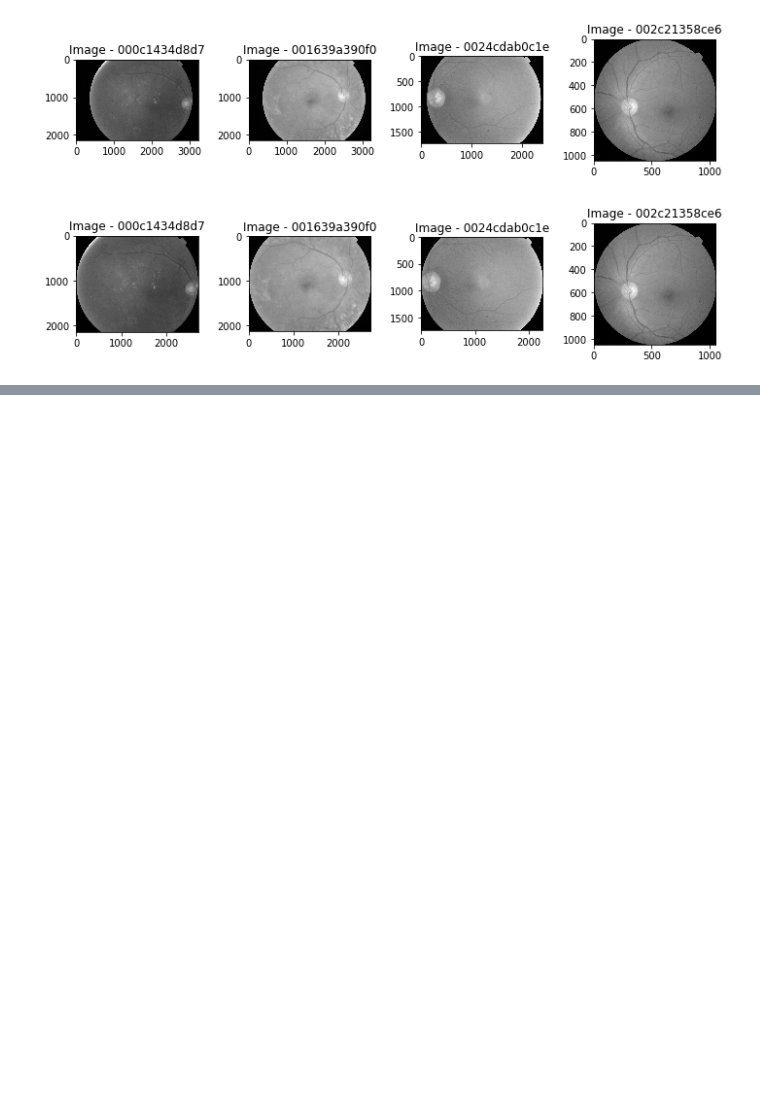
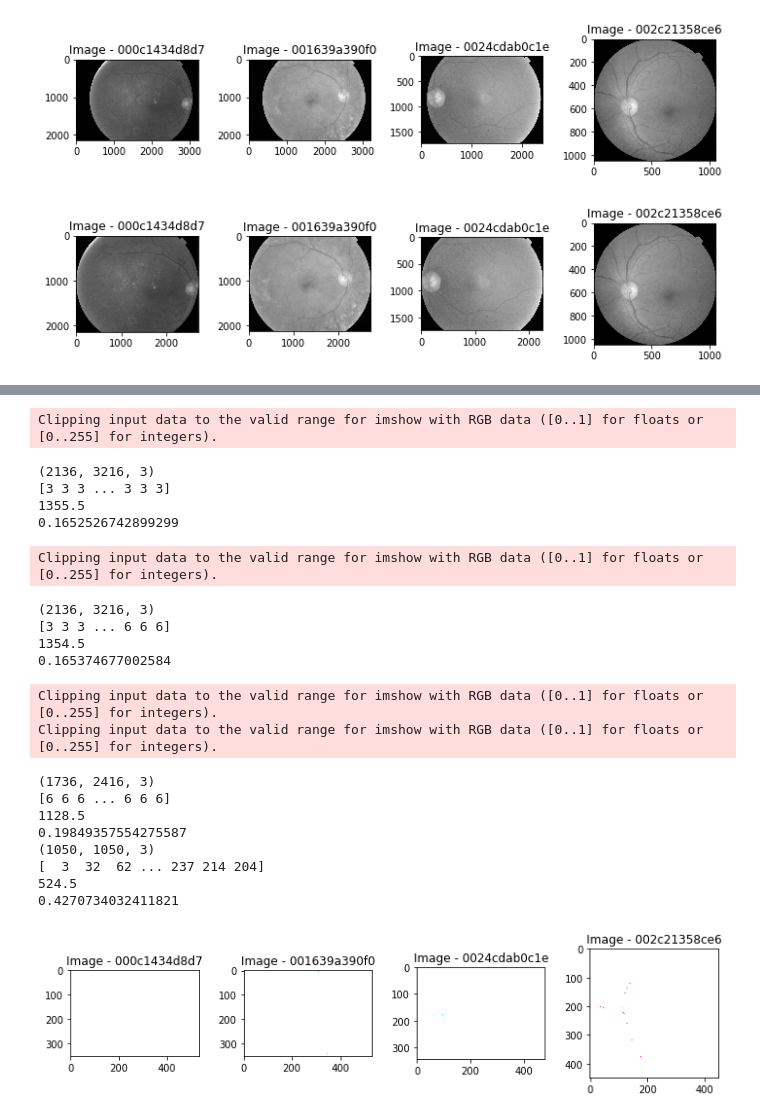
Before and after one commit to velmavasquez/Blindness-Detection-App, a Jupyter notebook: Notebooks/Untitled1.ipynb, the cells around one changed output, grey strips where cells are left out. Drawn from its saved outputs; the diff is of its cells as text; code cells hidden in the pictures; blank space fills up the shorter version.

```diff
--- a/Notebooks/Untitled1.ipynb
+++ b/Notebooks/Untitled1.ipynb
@@ -96,0 +97,57 @@ plt.tight_layout()
+# %%
+
+def scaleRadius(img,scale):
+    print(img.shape)
+    x=img[int(img.shape[0]/2),:,:].sum(1)
+    print(x)
+    r=(x>x.mean()/10).sum()/2
+    print(r)
+    s=scale*1.0/r
+    print(s)
+    return cv2.resize(img,(0,0),fx=s,fy=s)
+
+IMAGESIZE = 224
+columns = 4
+rows = 1
+fig = plt.figure(figsize=(10, 10))
+
+scale=224
+for i in range(columns*rows):
+    #try:
+        a = cv2.imread(f"../../Desktop/FinalProject/Final_Project_data/train_images/{x[i]}.png")
+        fig.add_subplot(rows, columns, i+1)
+        plt.title("Image - " + x[i])
+        plt.imshow(a)
+        a = cv2.cvtColor(a, cv2.COLOR_BGR2RGB)
+        a = scaleRadius(a, scale)
+        a = cv2.addWeighted(a, 4, cv2.GaussianBlur(a,(0,0),scale/10), -4, 128)
+        b = np.zeros(a.shape)
+        cv2.circle(b,(int(a.shape[1]/2),int(a.shape[0]/2)),int(scale*0.9),(1,1,1),-1,8,0)
+        a = a*b+128*(1-b)
+        plt.imshow(a)
+        #cv2.imwrite(str(scale)+"_"+str(i),a)
+    #except:
+      #  print(i)
+plt.tight_layout()
+# %% [output]
+Clipping input data to the valid range for imshow with RGB data ([0..1] for floats or [0..255] for integers).
+(2136, 3216, 3)
+[3 3 3 ... 3 3 3]
+1355.5
+0.1652526742899299
+Clipping input data to the valid range for imshow with RGB data ([0..1] for floats or [0..255] for integers).
+(2136, 3216, 3)
+[3 3 3 ... 6 6 6]
+1354.5
+0.165374677002584
+Clipping input data to the valid range for imshow with RGB data ([0..1] for floats or [0..255] for integers).
+Clipping input data to the valid range for imshow with RGB data ([0..1] for floats or [0..255] for integers).
+(1736, 2416, 3)
+[6 6 6 ... 6 6 6]
+1128.5
+0.19849357554275587
+(1050, 1050, 3)
+[  3  32  62 ... 237 214 204]
+524.5
+0.4270734032411821
+[figure, added]
```
Also changed, not shown: parts of 1 cell of this notebook, 1 other file.
